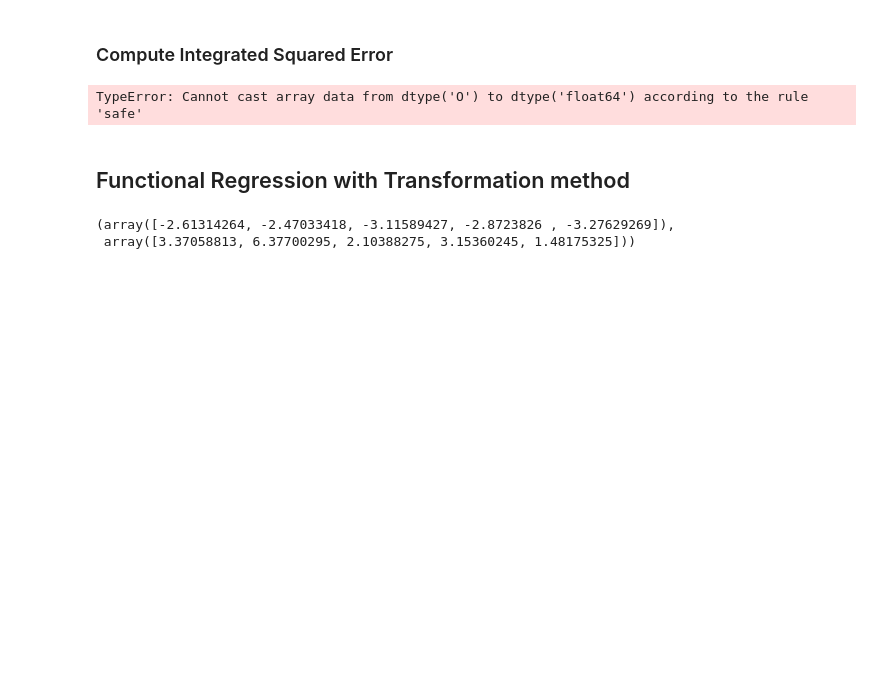
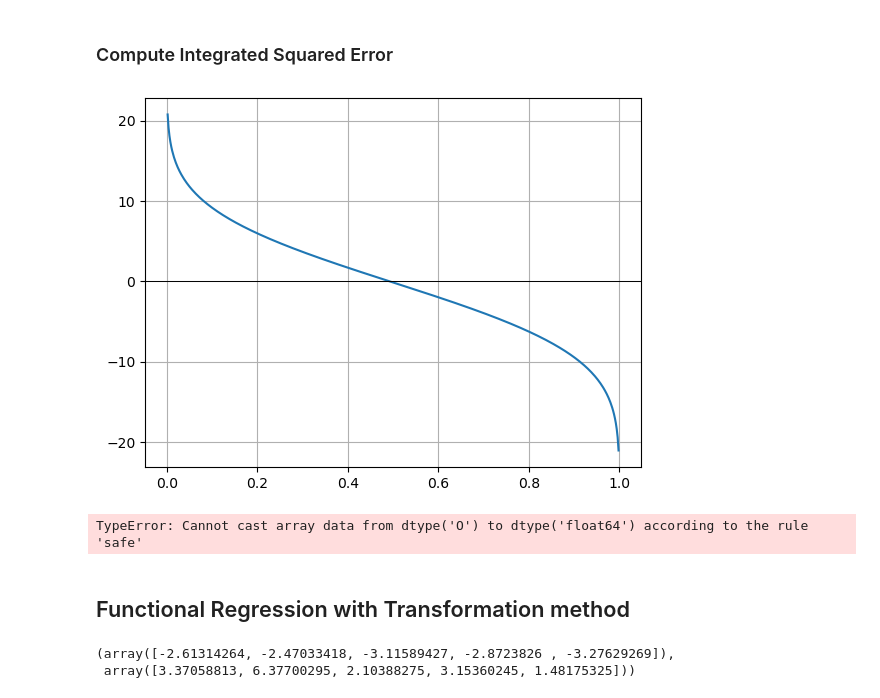
Before and after one commit to mirkimirk/thesis_frechet_fda, a Jupyter notebook: src/frechet_fda/simulation_and_frechet_method.ipynb, the cells around one changed output. Saved outputs shown, nothing was run; the diff lists cells and outputs as text; code cells hidden in the pictures; blank space fills up the shorter version.

```diff
--- a/src/frechet_fda/simulation_and_frechet_method.ipynb
+++ b/src/frechet_fda/simulation_and_frechet_method.ipynb
@@ -105,0 +104,4 @@ x_grid = np.linspace(-1, 1, 20)
+# %%
+# Take only very tenth value of predictor grid to calculate estimate
+x_grid = predictor[::10]
+x_grid.shape
@@ -165,9 +169,15 @@ from frechet_fda.tools.function_tools import (
     quantile_distance
 )
 # %%
-m_hat = Function(x_grid, estimates)
+m_hat = estimates
 # %%
-true_m = Function(predictor, qfs)
+true_m = qfs[::10]
+# %%
+differences = [hat - true for hat, true in zip(m_hat, true_m)]
+# %%
+differences[2].plot()
+# %% [output]
+[figure, added]
 # %%
 m_hat - true_m
 # %% [output]
```
Also changed, not shown: parts of 4 cells of this notebook.
